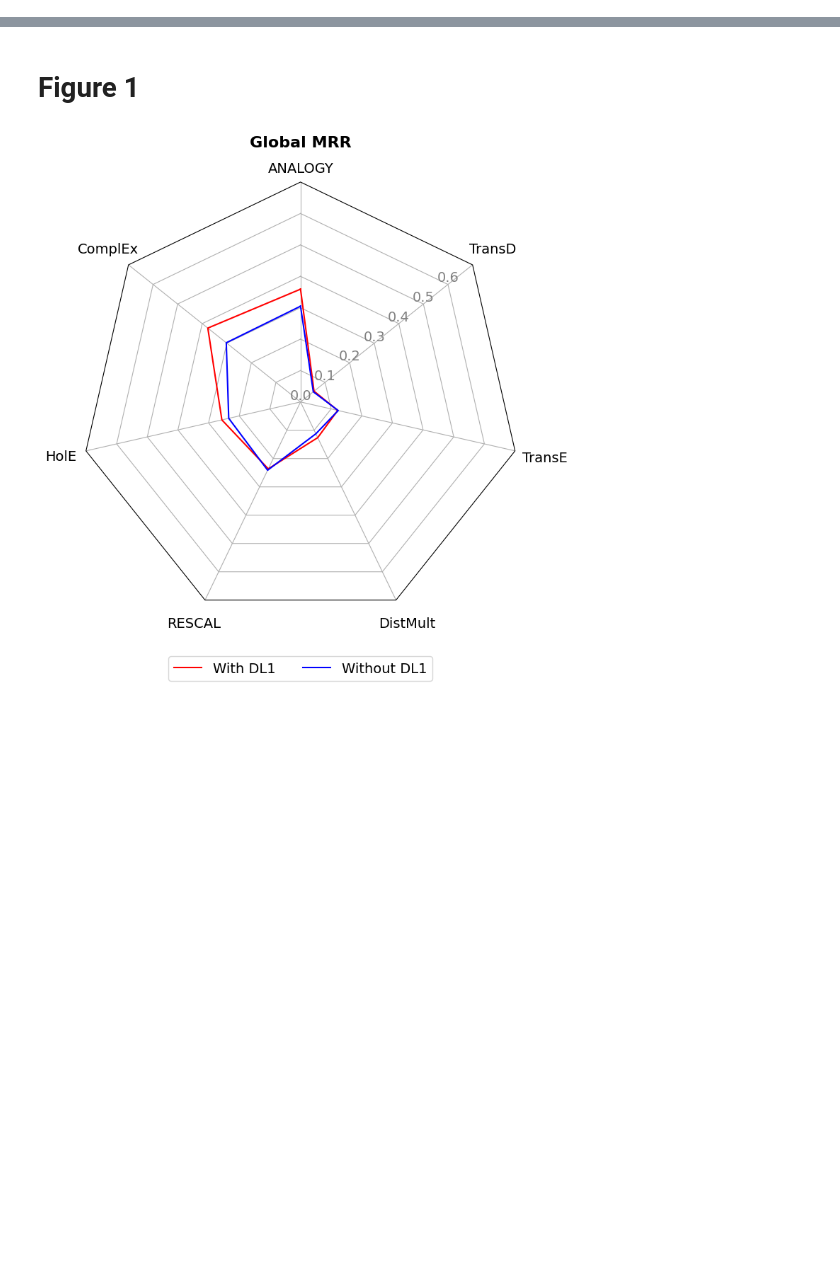
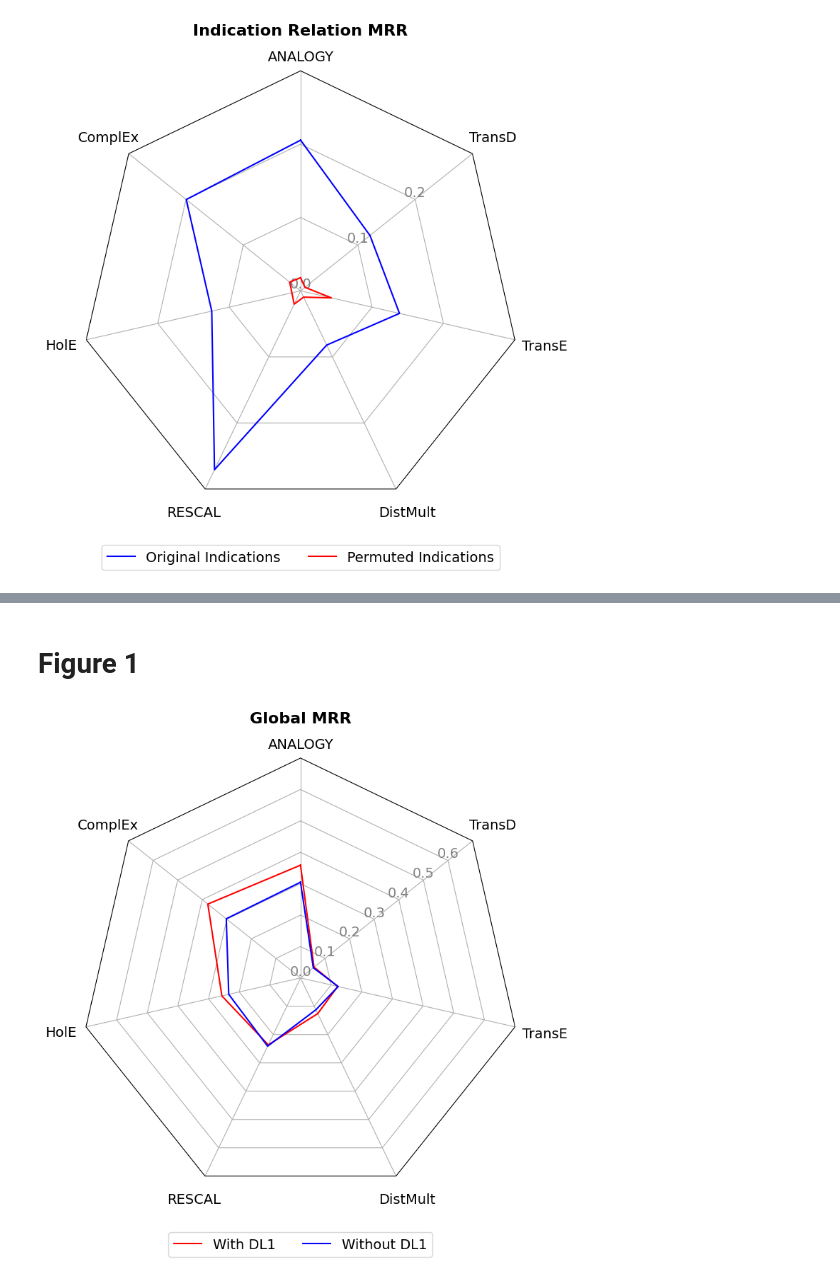
Before and after one commit to galadrielbriere/data_leakage_kge_benchmark, a Jupyter notebook: jupyter_results_processing/make_radar_plots.ipynb, the cells around one changed output, grey strips where cells are left out. Cells and saved outputs as stored; diff of their text form; code cells hidden in the pictures; blank space fills up the shorter version.

```diff
--- a/jupyter_results_processing/make_radar_plots.ipynb
+++ b/jupyter_results_processing/make_radar_plots.ipynb
@@ -247,0 +374,28 @@ results = parse_model_metrics({"with_dl1": '/home/galadriel/dr_benchmark/DL1expe
+# %%
+experiment1 = "without_dl1"
+experiment2 = "dl2"
+run = "best"
+metric = "target_relations"
+savefile = f"../figures/abstract_ISMB_2.svg"
+title = "Indication Relation MRR"
+y_lim=0.3
+labels = ["Original Indications", "Permuted Indications"]
+colors = ("blue", "red")
+font_size=14
+
+plt2 = plot_radar2(
+    results=results,
+    metric1=metric,
+    experiment1=experiment1,
+    experiment2=experiment2,
+    run=run,
+    y_lim=y_lim,
+    title=title,
+    legend_labels=labels,
+    colors=colors,
+    font_size=font_size,
+    savefile=savefile,
+    return_fig=True
+)
+# %% [output]
+[figure, added]
```
Also changed, not shown: parts of 6 cells of this notebook.
